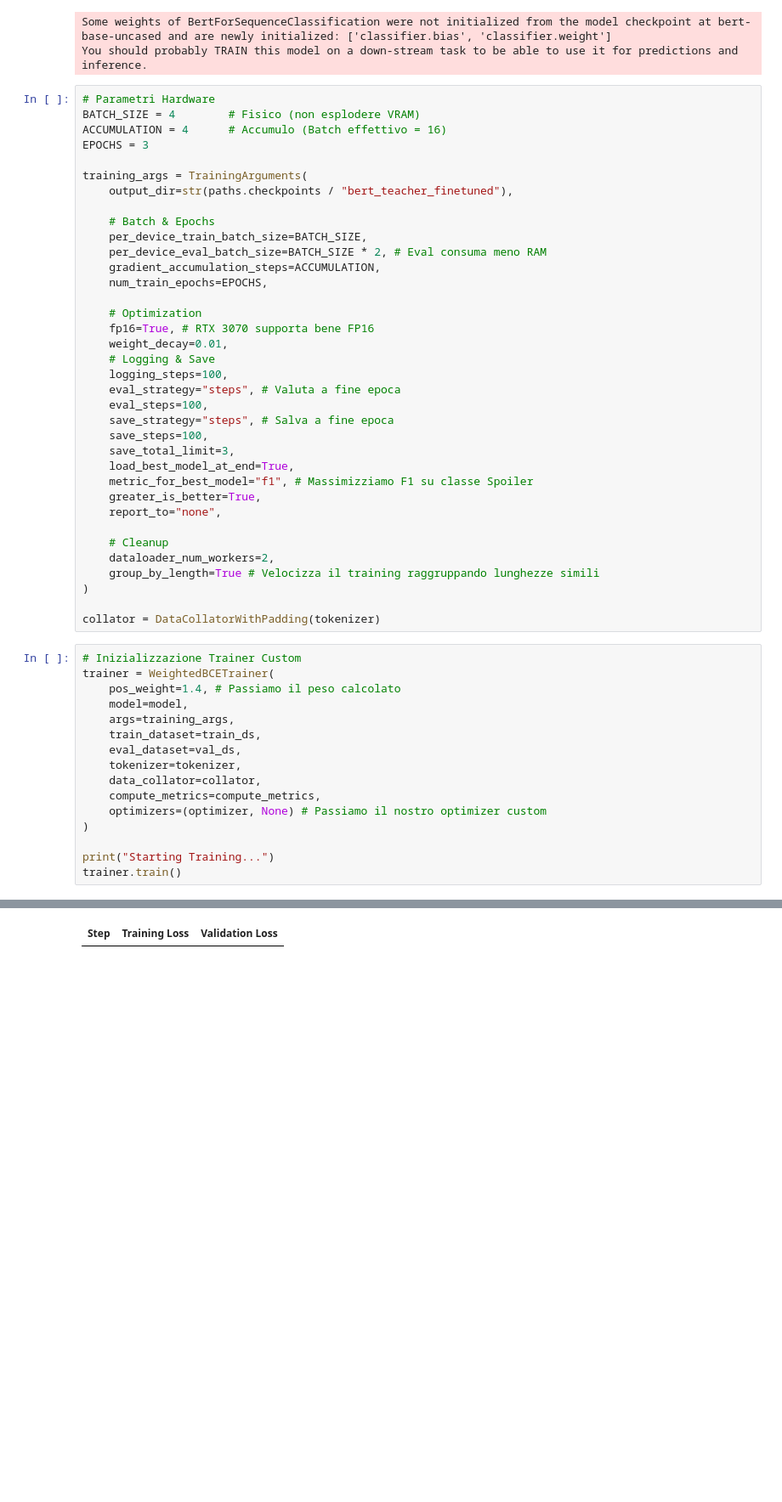
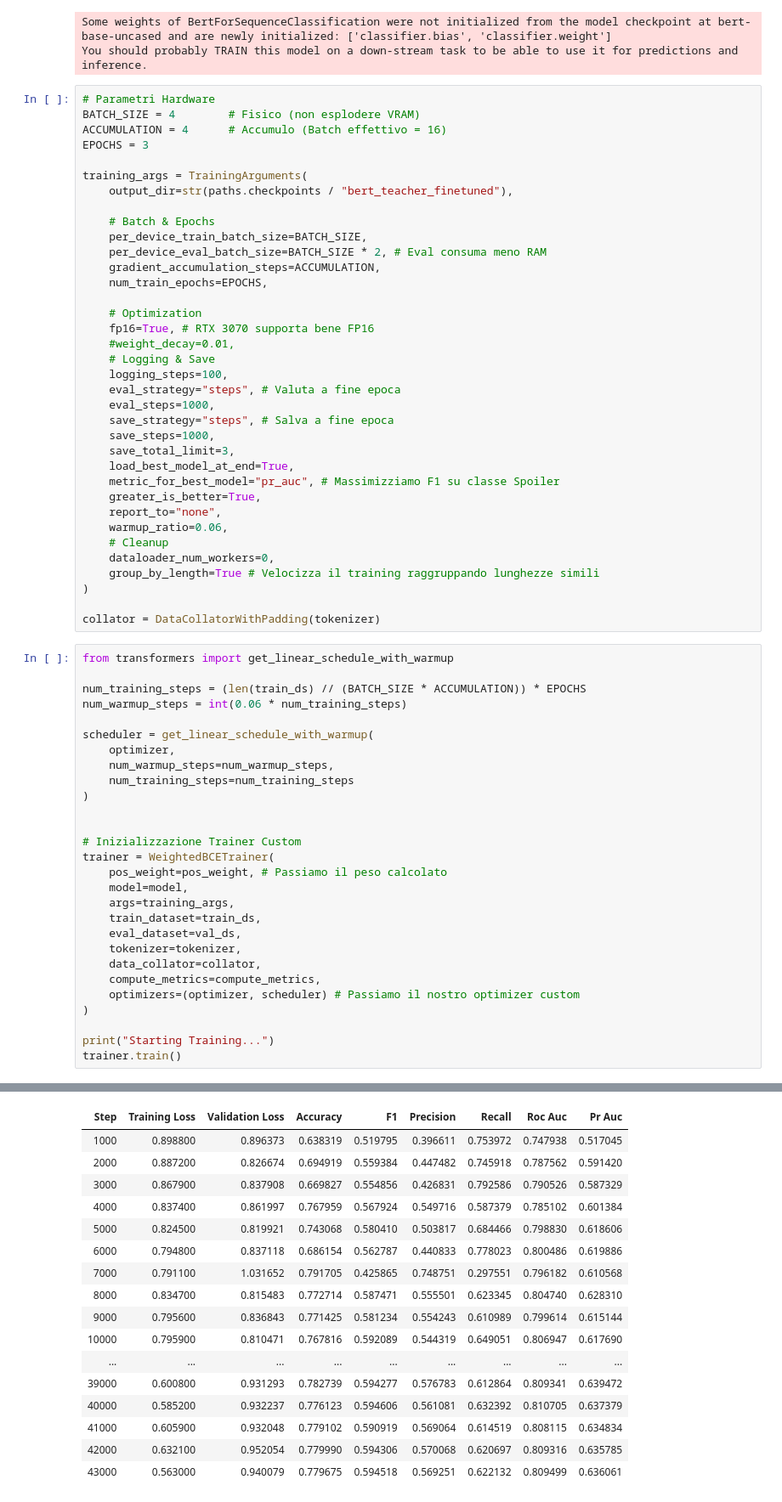
Before and after one commit to MarcoColan01/nlp.project-Colangelo-2526, a Jupyter notebook: notebooks/3_teacher_finetune_headtail.ipynb, the cells around one changed output, grey strips where cells are left out. Shown at 85% size. Cells and saved outputs as stored; diff of their text form; blank space fills up the shorter version.

```diff
--- a/notebooks/3_teacher_finetune_headtail.ipynb
+++ b/notebooks/3_teacher_finetune_headtail.ipynb
@@ -112,29 +112,41 @@ training_args = TrainingArguments(
 
     # Optimization
     fp16=True, # RTX 3070 supporta bene FP16
-    weight_decay=0.01,
+    #weight_decay=0.01,
     # Logging & Save
     logging_steps=100,
     eval_strategy="steps", # Valuta a fine epoca
-    eval_steps=100,
+    eval_steps=1000,
     save_strategy="steps", # Salva a fine epoca
-    save_steps=100,
+    save_steps=1000,
     save_total_limit=3,
     load_best_model_at_end=True,
-    metric_for_best_model="f1", # Massimizziamo F1 su classe Spoiler
+    metric_for_best_model="pr_auc", # Massimizziamo F1 su classe Spoiler
     greater_is_better=True,
     report_to="none",
-
+    warmup_ratio=0.06,
     # Cleanup
-    dataloader_num_workers=2,
+    dataloader_num_workers=0,
     group_by_length=True # Velocizza il training raggruppando lunghezze simili
 )
 
 collator = DataCollatorWithPadding(tokenizer)
 # %%
+from transformers import get_linear_schedule_with_warmup
+
+num_training_steps = (len(train_ds) // (BATCH_SIZE * ACCUMULATION)) * EPOCHS
+num_warmup_steps = int(0.06 * num_training_steps)
+
+scheduler = get_linear_schedule_with_warmup(
+    optimizer,
+    num_warmup_steps=num_warmup_steps,
+    num_training_steps=num_training_steps
+)
+
+
 # Inizializzazione Trainer Custom
 trainer = WeightedBCETrainer(
-    pos_weight=1.4, # Passiamo il peso calcolato
+    pos_weight=pos_weight, # Passiamo il peso calcolato
     model=model,
     args=training_args,
     train_dataset=train_ds,
@@ -142,7 +154,7 @@ trainer = WeightedBCETrainer(
     tokenizer=tokenizer,
     data_collator=collator,
     compute_metrics=compute_metrics,
-    optimizers=(optimizer, None) # Passiamo il nostro optimizer custom
+    optimizers=(optimizer, scheduler) # Passiamo il nostro optimizer custom
 )
 
 print("Starting Training...")
@@ -154 +166,17 @@ Starting Training...
-| Step | Training Loss | Validation Loss |
+| Step | Training Loss | Validation Loss | Accuracy | F1 | Precision | Recall | Roc Auc | Pr Auc |
+| 1000 | 0.898800 | 0.896373 | 0.638319 | 0.519795 | 0.396611 | 0.753972 | 0.747938 | 0.517045 |
+| 2000 | 0.887200 | 0.826674 | 0.694919 | 0.559384 | 0.447482 | 0.745918 | 0.787562 | 0.591420 |
+| 3000 | 0.867900 | 0.837908 | 0.669827 | 0.554856 | 0.426831 | 0.792586 | 0.790526 | 0.587329 |
+| 4000 | 0.837400 | 0.861997 | 0.767959 | 0.567924 | 0.549716 | 0.587379 | 0.785102 | 0.601384 |
+| 5000 | 0.824500 | 0.819921 | 0.743068 | 0.580410 | 0.503817 | 0.684466 | 0.798830 | 0.618606 |
+| 6000 | 0.794800 | 0.837118 | 0.686154 | 0.562787 | 0.440833 | 0.778023 | 0.800486 | 0.619886 |
+| 7000 | 0.791100 | 1.031652 | 0.791705 | 0.425865 | 0.748751 | 0.297551 | 0.796182 | 0.610568 |
+| 8000 | 0.834700 | 0.815483 | 0.772714 | 0.587471 | 0.555501 | 0.623345 | 0.804740 | 0.628310 |
+| 9000 | 0.795600 | 0.836843 | 0.771425 | 0.581234 | 0.554243 | 0.610989 | 0.799614 | 0.615144 |
+| 10000 | 0.795900 | 0.810471 | 0.767816 | 0.592089 | 0.544319 | 0.649051 | 0.806947 | 0.617690 |
+| ... | ... | ... | ... | ... | ... | ... | ... | ... |
+| 39000 | 0.600800 | 0.931293 | 0.782739 | 0.594277 | 0.576783 | 0.612864 | 0.809341 | 0.639472 |
+| 40000 | 0.585200 | 0.932237 | 0.776123 | 0.594606 | 0.561081 | 0.632392 | 0.810705 | 0.637379 |
+| 41000 | 0.605900 | 0.932048 | 0.779102 | 0.590919 | 0.569064 | 0.614519 | 0.808115 | 0.634834 |
+| 42000 | 0.632100 | 0.952054 | 0.779990 | 0.594306 | 0.570068 | 0.620697 | 0.809316 | 0.635785 |
+| 43000 | 0.563000 | 0.940079 | 0.779675 | 0.594518 | 0.569251 | 0.622132 | 0.809499 | 0.636061 |
```
Also changed, not shown: parts of 10 cells of this notebook, 3 other files.
